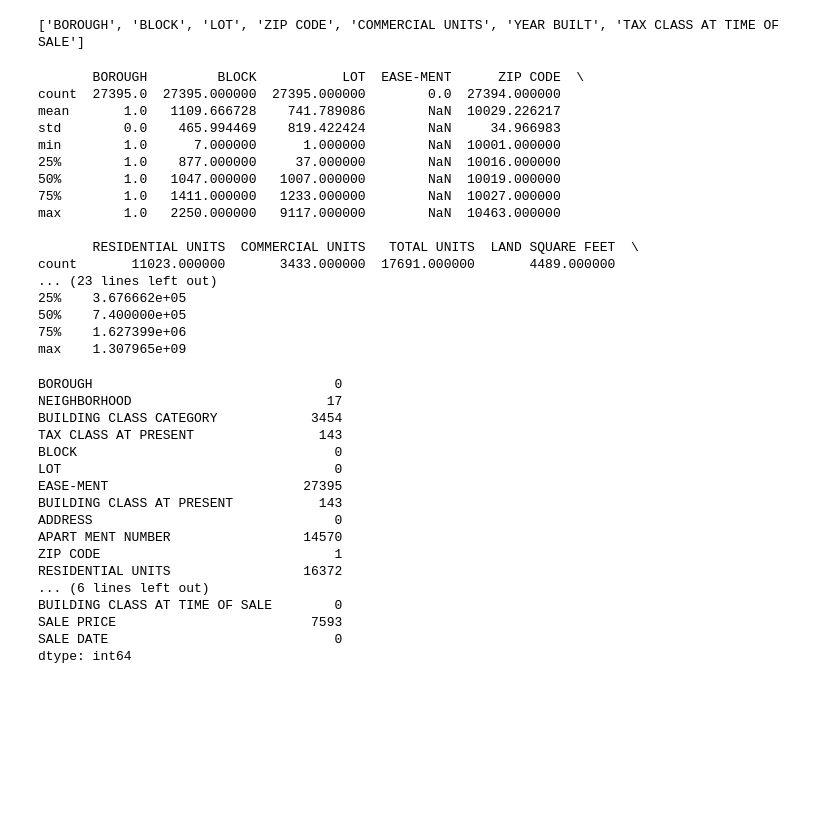
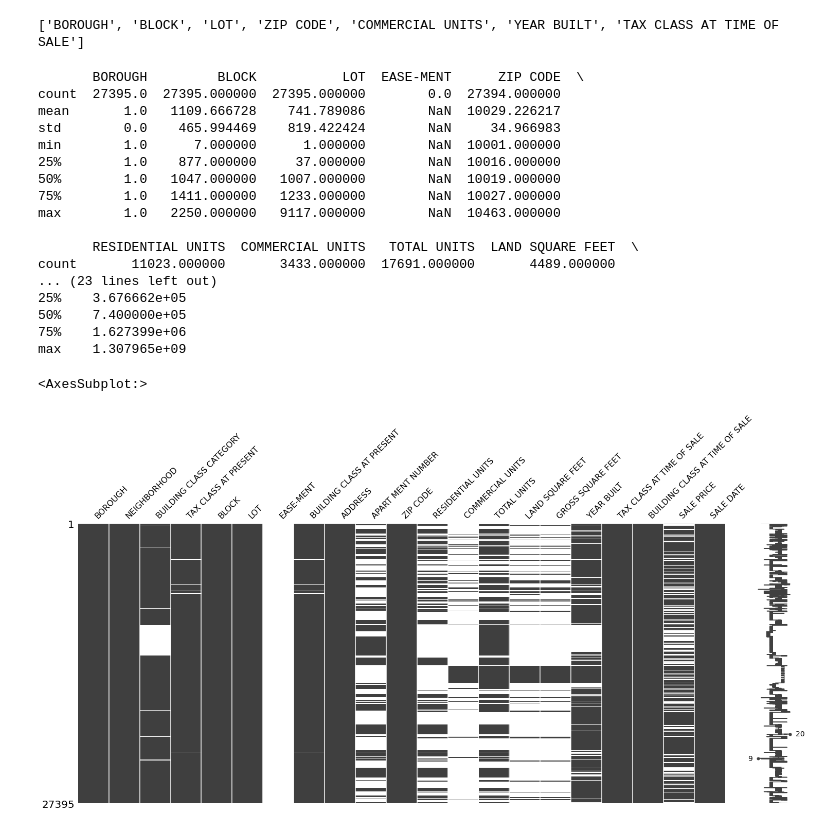
Before and after one commit to drt15Lei/BDAPA-project, a Jupyter notebook: Merged_code.ipynb, the cells around one changed output. Drawn from its saved outputs; the diff is of its cells as text; code cells hidden in the pictures; blank space fills up the shorter version.

```diff
--- a/Merged_code.ipynb
+++ b/Merged_code.ipynb
@@ -67,43 +68,29 @@ df.replace(0,np.nan, inplace=True)
 # %%
 ##Show a summary of all missing values as well as the summary statistics
 print(df.describe())
 #Missing values
 df.isnull().sum()
+msno.matrix(df)
 # %% [output]
        BOROUGH         BLOCK           LOT  EASE-MENT      ZIP CODE  \
 count  27395.0  27395.000000  27395.000000        0.0  27394.000000
 mean       1.0   1109.666728    741.789086        NaN  10029.226217
 std        0.0    465.994469    819.422424        NaN     34.966983
 min        1.0      7.000000      1.000000        NaN  10001.000000
 25%        1.0    877.000000     37.000000        NaN  10016.000000
 50%        1.0   1047.000000   1007.000000        NaN  10019.000000
 75%        1.0   1411.000000   1233.000000        NaN  10027.000000
 max        1.0   2250.000000   9117.000000        NaN  10463.000000
 
        RESIDENTIAL UNITS  COMMERCIAL UNITS   TOTAL UNITS  LAND SQUARE FEET  \
 count       11023.000000       3433.000000  17691.000000       4489.000000
 ... (23 lines left out)
 25%    3.676662e+05
 50%    7.400000e+05
 75%    1.627399e+06
 max    1.307965e+09
-BOROUGH                               0
-NEIGHBORHOOD                         17
-BUILDING CLASS CATEGORY            3454
-TAX CLASS AT PRESENT                143
-BLOCK                                 0
-LOT                                   0
-EASE-MENT                         27395
-BUILDING CLASS AT PRESENT           143
-ADDRESS                               0
-APART MENT NUMBER                 14570
-ZIP CODE                              1
-RESIDENTIAL UNITS                 16372
-... (6 lines left out)
-BUILDING CLASS AT TIME OF SALE        0
-SALE PRICE                         7593
-SALE DATE                             0
-dtype: int64
+<AxesSubplot:>
+[figure, added]
 # %%
 def drop_columns(df, drop_columns_list):
     for column in drop_columns_list:
```
Also changed, not shown: parts of 9 cells of this notebook.
